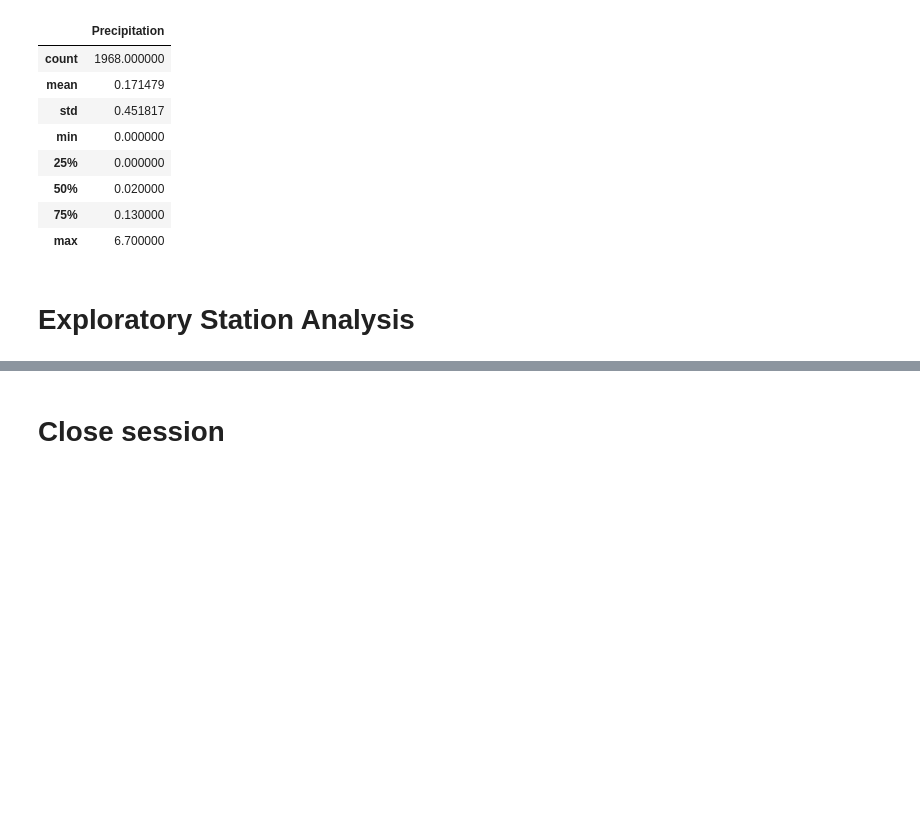
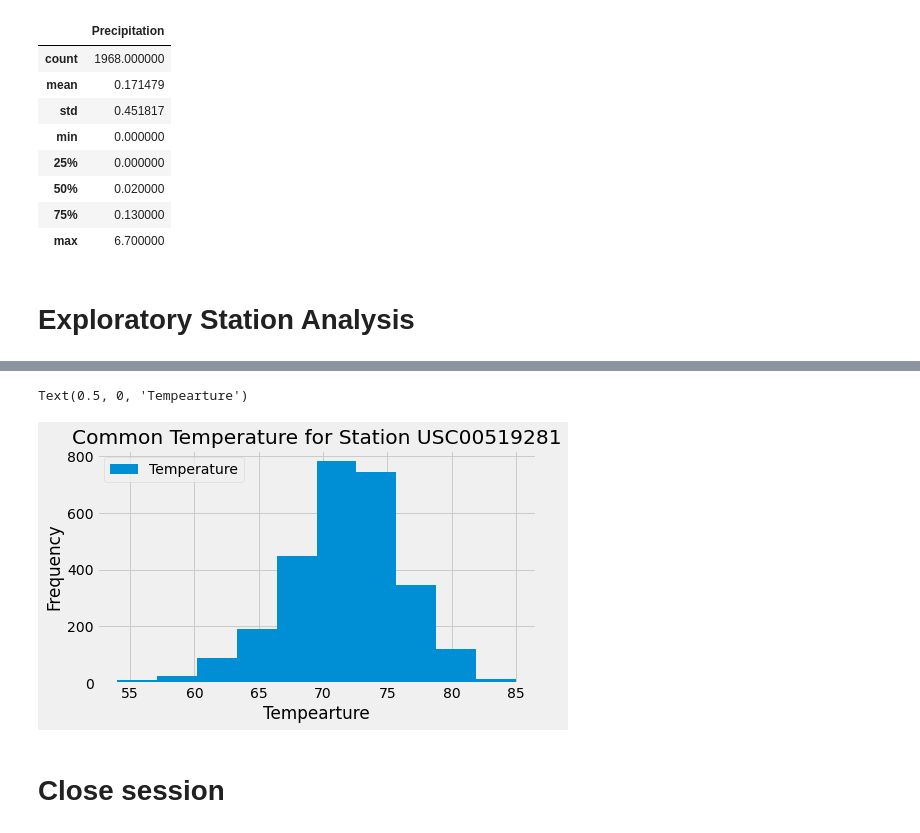
Before and after one commit to HsuChe/climate-summary-app, a Jupyter notebook: climate_starter.ipynb, the cells around one changed output, grey strips where cells are left out. Saved outputs shown, nothing was run; the diff lists cells and outputs as text; code cells hidden in the pictures; blank space fills up the shorter version.

Commit message:
finished precipitation and temp_analysis 1

```diff
--- a/climate_starter.ipynb
+++ b/climate_starter.ipynb
@@ -103,2 +128,4 @@ prec_df_sort.describe()
 # %%
 # Using the most active station id from the previous query, calculate the lowest, highest, and average temperature.
+station_temp = session.query(Mea.station,func.min(Mea.tobs),func.max(Mea.tobs),func.avg(Mea.tobs)).group_by(Mea.station).order_by(func.count(Mea.id).desc()).all()
+station_temp
@@ -105,6 +142,15 @@ prec_df_sort.describe()
 # %%
 # Using the most active station id
 # Query the last 12 months of temperature observation data for this station and plot the results as a histogram
+active_station_data = session.query(Mea.date,Mea.tobs).filter(Mea.station == station_temp[0][0]).all()
+station_df = pd.DataFrame(active_station_data, columns = ['Date','tobs'])
+station_sort = station_df.set_index('Date')
+station_sort.plot.hist(figsize = (7,4))
+plt.title(f'Common Temperature for Station {station_temp[0][0]}')
+plt.xlabel('Tempearture')
+# %% [output]
+Text(0.5, 0, 'Tempearture')
+[figure, added]
 # %% [markdown]
 # Close session
 # %%
```
Also changed, not shown: parts of 6 cells of this notebook.
